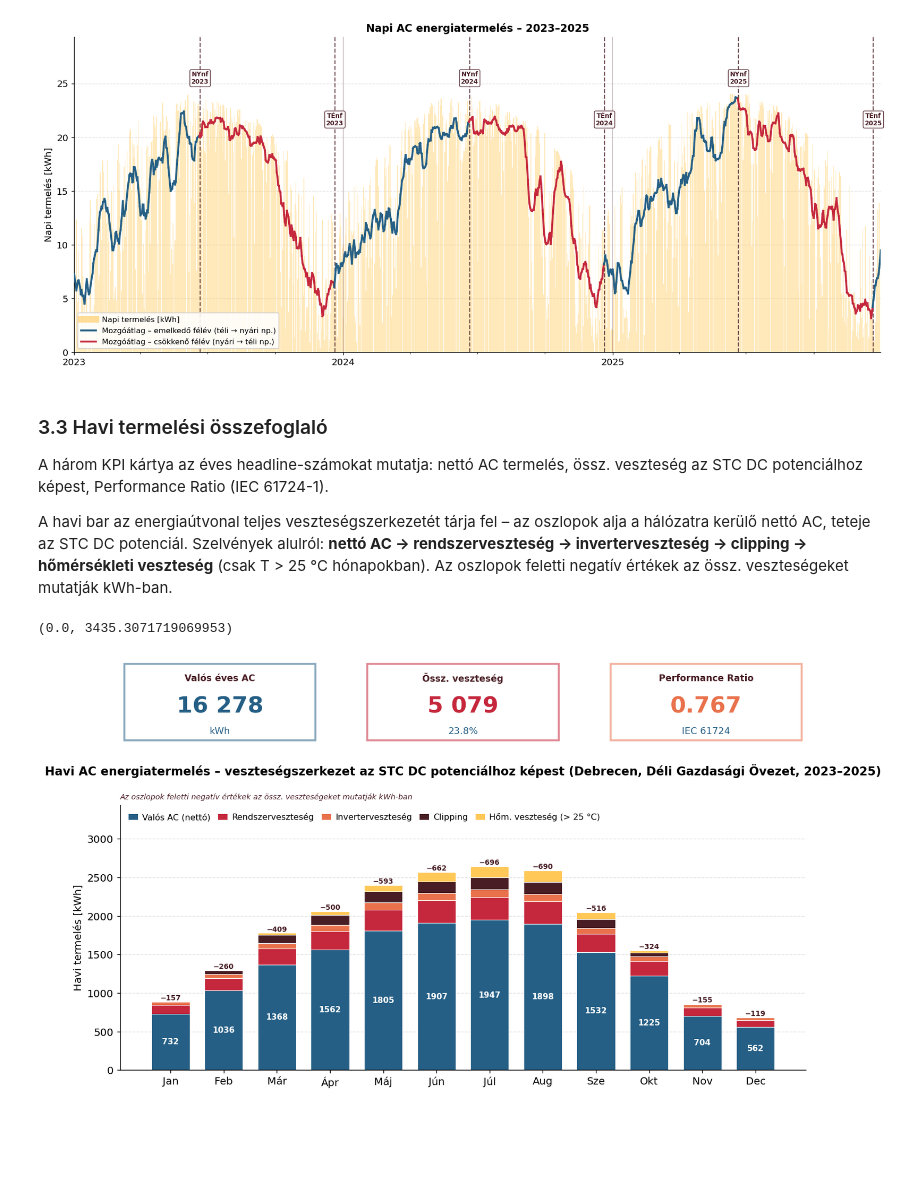
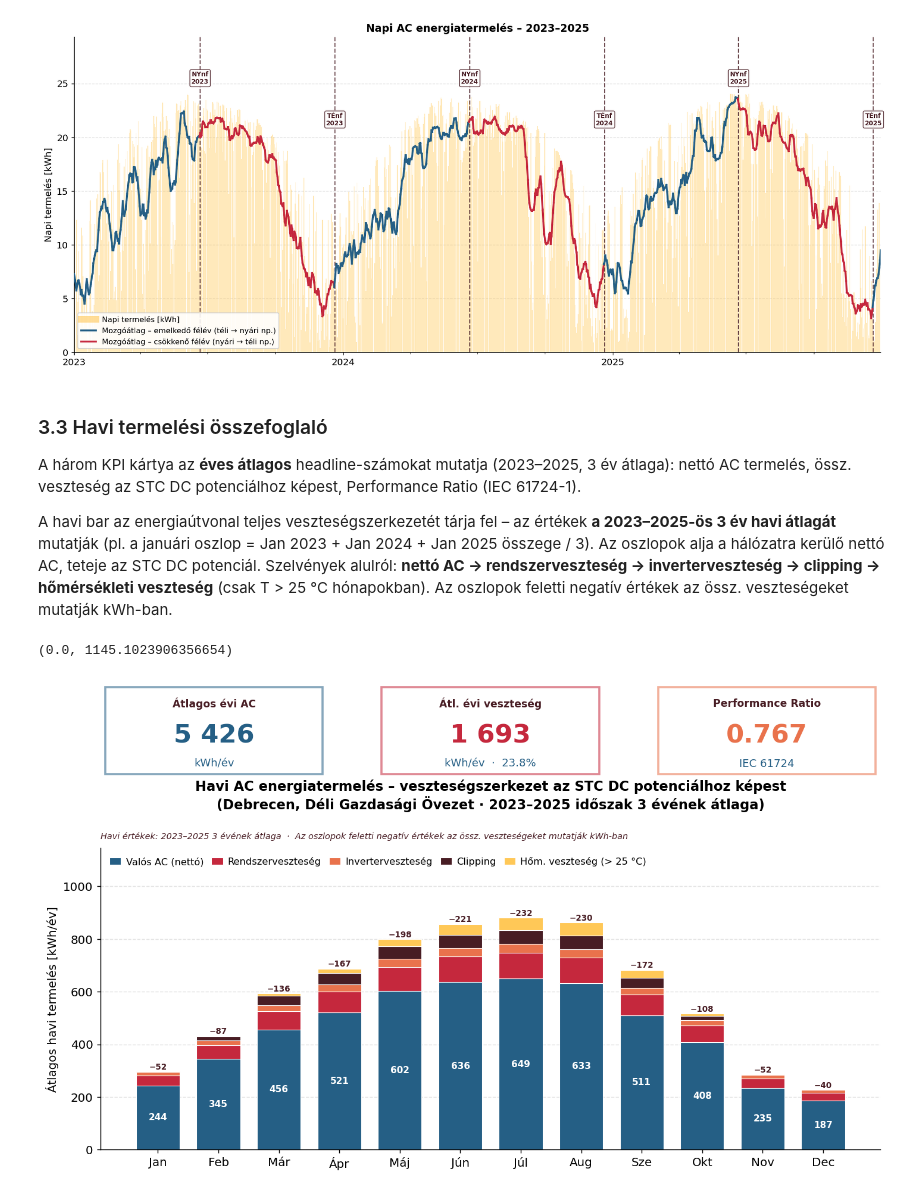
Before and after one commit to csabatatrai/solar-ml-pipeline, a Jupyter notebook: analysis.ipynb, the cells around one changed output. Cells and saved outputs as stored; diff of their text form; code cells hidden in the pictures; blank space fills up the shorter version.

```diff
--- a/analysis.ipynb
+++ b/analysis.ipynb
@@ -606,9 +589,9 @@ plt.show()
 
 ### 3.3 Havi termelési összefoglaló
 
-A három KPI kártya az éves headline-számokat mutatja: nettó AC termelés, össz. veszteség az STC DC potenciálhoz képest, Performance Ratio (IEC 61724-1).
+A három KPI kártya az **éves átlagos** headline-számokat mutatja (2023–2025, 3 év átlaga): nettó AC termelés, össz. veszteség az STC DC potenciálhoz képest, Performance Ratio (IEC 61724-1).
 
-A havi bar az energiaútvonal teljes veszteségszerkezetét tárja fel – az oszlopok alja a hálózatra kerülő nettó AC, teteje az STC DC potenciál. Szelvények alulról: **nettó AC → rendszerveszteség → inverterveszteség → clipping → hőmérsékleti veszteség** (csak T > 25 °C hónapokban). Az oszlopok feletti negatív értékek az össz. veszteségeket mutatják kWh-ban.
+A havi bar az energiaútvonal teljes veszteségszerkezetét tárja fel – az értékek **a 2023–2025-ös 3 év havi átlagát** mutatják (pl. a januári oszlop = Jan 2023 + Jan 2024 + Jan 2025 összege / 3). Az oszlopok alja a hálózatra kerülő nettó AC, teteje az STC DC potenciál. Szelvények alulról: **nettó AC → rendszerveszteség → inverterveszteség → clipping → hőmérsékleti veszteség** (csak T > 25 °C hónapokban). Az oszlopok feletti negatív értékek az össz. veszteségeket mutatják kWh-ban.
 # %%
 import math
 import numpy as np
@@ -618,6 +601,7 @@ from config import LOCATION_NAME, START_DATE, END_DATE, DETAILED_SYSTEM_LOSSES,
 from pv_calculator import PDC0_TOTAL, PDC0_INV
 
 start_yr, end_yr = START_DATE[:4], END_DATE[:4]
+n_years = int(end_yr) - int(start_yr) + 1  # 3 (2023, 2024, 2025)
 
 MONTH_HU = [
     "Jan", "Feb", "Már", "Ápr", "Máj", "Jún",
@@ -649,9 +633,9 @@ inverter_loss_h = (df_pv["p_dc"] - clipping_h - df_pv["p_ac"]).clip(lower=0)
 # 4. Rendszerveszteség: p_ac → nettó AC (DETAILED_SYSTEM_LOSSES derate)
 system_loss_h = (df_pv["p_ac"] - p_ac_net_live).clip(lower=0)
 
-# ── Havi kWh összesítők ───────────────────────────────────────────────────────
+# ── Havi kWh összesítők – n_years-szel osztva → éves átlag ──────────────────
 def _monthly_kwh(s):
-    return s.groupby(s.index.month).sum() / 1000
+    return s.groupby(s.index.month).sum() / 1000 / n_years
 
 monthly_kwh_real  = _monthly_kwh(p_ac_net_live)
 monthly_sys_loss  = _monthly_kwh(system_loss_h)
@@ -659,21 +643,23 @@ monthly_inv_loss  = _monthly_kwh(inverter_loss_h)
 monthly_clipping  = _monthly_kwh(clipping_h)
 monthly_temp_loss = _monthly_kwh(temp_loss_h)
 
-# ── KPI mutatók ───────────────────────────────────────────────────────────────
-annual_kwh_real  = monthly_kwh_real.sum()
-annual_kwh_ideal = df_pv["p_ac"].sum() / 1000
+# ── KPI mutatók (éves átlagok) ────────────────────────────────────────────────
+annual_kwh_real       = monthly_kwh_real.sum()          # átlagos évi nettó AC [kWh]
 annual_total_loss_kwh = (monthly_sys_loss + monthly_inv_loss
                          + monthly_clipping + monthly_temp_loss).sum()
 annual_stc_kwh        = annual_kwh_real + annual_total_loss_kwh
 annual_total_loss_pct = annual_total_loss_kwh / annual_stc_kwh * 100
-annual_h_poa     = df_pv["poa_global"].sum() / 1000
-annual_pr        = annual_kwh_real / (PDC0_KWP * annual_h_poa)
+# POA-t is per-éves átlaggá alakítjuk, hogy a PR ne torzuljon
+annual_h_poa = df_pv["poa_global"].sum() / 1000 / n_years
+annual_pr    = annual_kwh_real / (PDC0_KWP * annual_h_poa)
 
 kpi_data = [
-    ("Valós éves AC",     f"{annual_kwh_real:,.0f}".replace(",", " "), "kWh",       C_WATERFALL["ac"]),
-    ("Össz. veszteség",   f"{annual_total_loss_kwh:,.0f}".replace(",", " "),
-     f"{annual_total_loss_pct:.1f}%",                                                C_WATERFALL["loss"]),
-    ("Performance Ratio", f"{annual_pr:.3f}",                         "IEC 61724", C_WATERFALL["inv"]),
+    ("Átlagos évi AC",     f"{annual_kwh_real:,.0f}".replace(",", " "),
+     "kWh/év",                                                                       C_WATERFALL["ac"]),
+    ("Átl. évi veszteség", f"{annual_total_loss_kwh:,.0f}".replace(",", " "),
+     f"kWh/év  ·  {annual_total_loss_pct:.1f}%",                                    C_WATERFALL["loss"]),
+    ("Performance Ratio",  f"{annual_pr:.3f}",
+     "IEC 61724",                                                                    C_WATERFALL["inv"]),
 ]
 
 # ── Layout ─────────────────────────────────────────────────────────────────────
@@ -698,8 +684,6 @@ for i, (label, value, unit, color) in enumerate(kpi_data):
 
 # ── Havi stackelt barchart ─────────────────────────────────────────────────────
 # Szekvencia alulról felfelé: AC nettó → rendszerveszteség → inverter → clipping → hőmérséklet
-# Szín best practice: zöld (termelés), piros (rendszer), amber (elektromos), indigo (tervezési),
-# kék (fizikai/hőmérsékleti) – Tailwind CSS perceptuálisan kiegyensúlyozott paletta
 SEGMENTS = [
     (monthly_kwh_real,  C_WATERFALL["ac"], "Valós AC (nettó)"),
     (monthly_sys_loss,  C_WATERFALL["loss"], "Rendszerveszteség"),
@@ -719,36 +703,38 @@ for data, color, label in SEGMENTS:
                   label=label, color=color, edgecolor="white", linewidth=0.6)
     # Zöld szelvény: kWh felirat középre, fehér félkövér
     if label == "Valós AC (nettó)":
         for xi, (v, bot) in enumerate(zip(vals, bottoms)):
             if v > 45:
                 ax.text(xi + 1, bot + v / 2, f"{v:.0f}",
                         ha="center", va="center",
                         fontsize=8.5, fontweight="bold", color="white")
     bottoms = bottoms + vals
 
 # Összesített veszteség az oszlopok tetején (STC potenciálhoz képest)
 for xi, (top, real) in enumerate(zip(bottoms, monthly_kwh_real.values)):
     total_loss = top - real
     if total_loss > 5:
         ax.text(xi + 1, top + 1.5, f"−{total_loss:.0f}",
                 ha="center", va="bottom", fontsize=7.5,
                 color=C_BASE["text_dk"], fontweight="bold")
 
 ax.set_xticks(x)
 ax.set_xticklabels(MONTH_HU)
-ax.set_ylabel("Havi termelés [kWh]")
+ax.set_ylabel("Átlagos havi termelés [kWh/év]")
 ax.set_title(
-    f"Havi AC energiatermelés – veszteségszerkezet az STC DC potenciálhoz képest ({LOCATION_NAME}, {start_yr}–{end_yr})",
-    fontweight="bold", fontsize=12.5, pad=32)
+    f"Havi AC energiatermelés – veszteségszerkezet az STC DC potenciálhoz képest\n"
+    f"({LOCATION_NAME} · {start_yr}–{end_yr} időszak {n_years} évének átlaga)",
+    fontweight="bold", fontsize=12.5, pad=36)
 ax.yaxis.grid(True, alpha=0.35, linestyle="--")
 ax.set_axisbelow(True)
 ax.legend(frameon=True, facecolor=C_BASE["bg_light"], edgecolor=C_BASE["bg"],
           framealpha=0.95, fontsize=9, ncols=5, loc="upper left",
           handlelength=1.2, handletextpad=0.5, columnspacing=0.8)
-ax.text(0.0, 1.022,
+ax.text(0.0, 1.030,
+        f"Havi értékek: {start_yr}–{end_yr} {n_years} évének átlaga  ·  "
         "Az oszlopok feletti negatív értékek az össz. veszteségeket mutatják kWh-ban",
         transform=ax.transAxes, fontsize=8, color=C_BASE["neutral_dk"], style="italic")
 ax.set_ylim(0, bottoms.max() * 1.30)
 # %% [output]
-(0.0, 3435.3071719069953)
+(0.0, 1145.1023906356654)
-[figure, old version]
+[figure, new version]
```
Also changed, not shown: parts of 6 cells of this notebook, 15 other files.
